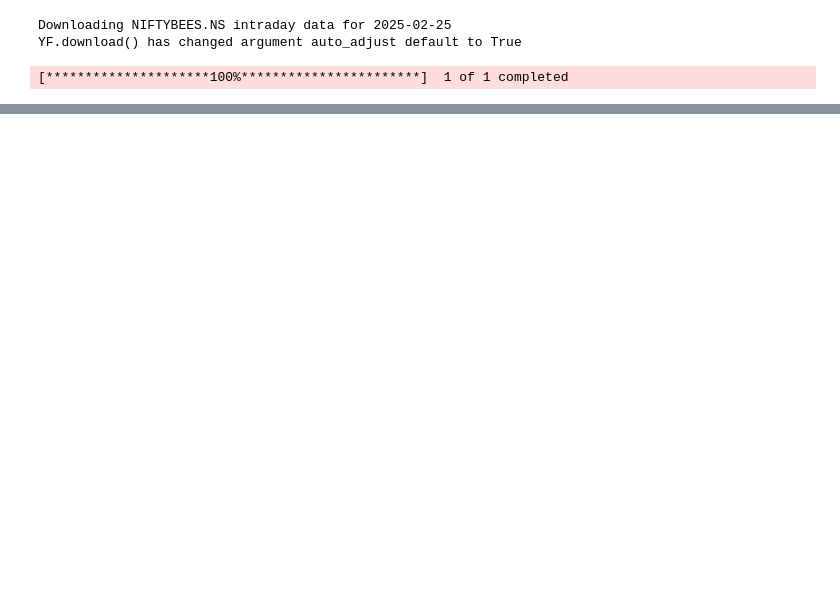
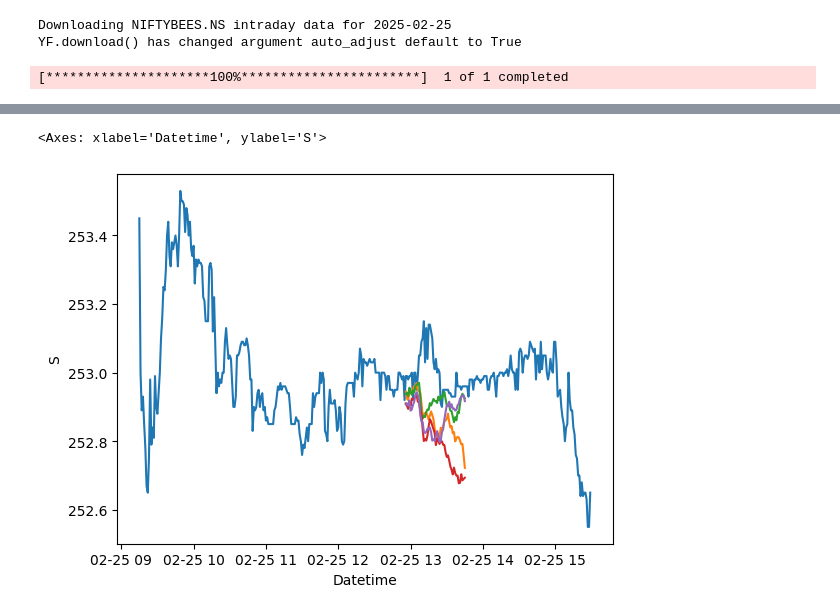
Before and after one commit to vkthakur90/AI_Applications, a Jupyter notebook: Performace_Enhanced_Auto_Regreesion.ipynb, the cells around one changed output, grey strips where cells are left out. Saved outputs shown, nothing was run; the diff lists cells and outputs as text; code cells hidden in the pictures; blank space fills up the shorter version.

```diff
--- a/Performace_Enhanced_Auto_Regreesion.ipynb
+++ b/Performace_Enhanced_Auto_Regreesion.ipynb
@@ -213,0 +284,9 @@ len(entity['data'])
+# %%
+sns.lineplot(x = 'Datetime', y = 'S', data = entity['data'].reset_index())
+sns.lineplot(x = 'Datetime', y = 'mcp_1', data = entity['monte_carlo_price_forecast'].reset_index())
+sns.lineplot(x = 'Datetime', y = 'mcp_2', data = entity['monte_carlo_price_forecast'].reset_index())
+sns.lineplot(x = 'Datetime', y = 'mcp_3', data = entity['monte_carlo_price_forecast'].reset_index())
+sns.lineplot(x = 'Datetime', y = 'mcp_4', data = entity['monte_carlo_price_forecast'].reset_index())
+# %% [output]
+<Axes: xlabel='Datetime', ylabel='S'>
+[figure, added]
```
Also changed, not shown: parts of 12 cells of this notebook.
